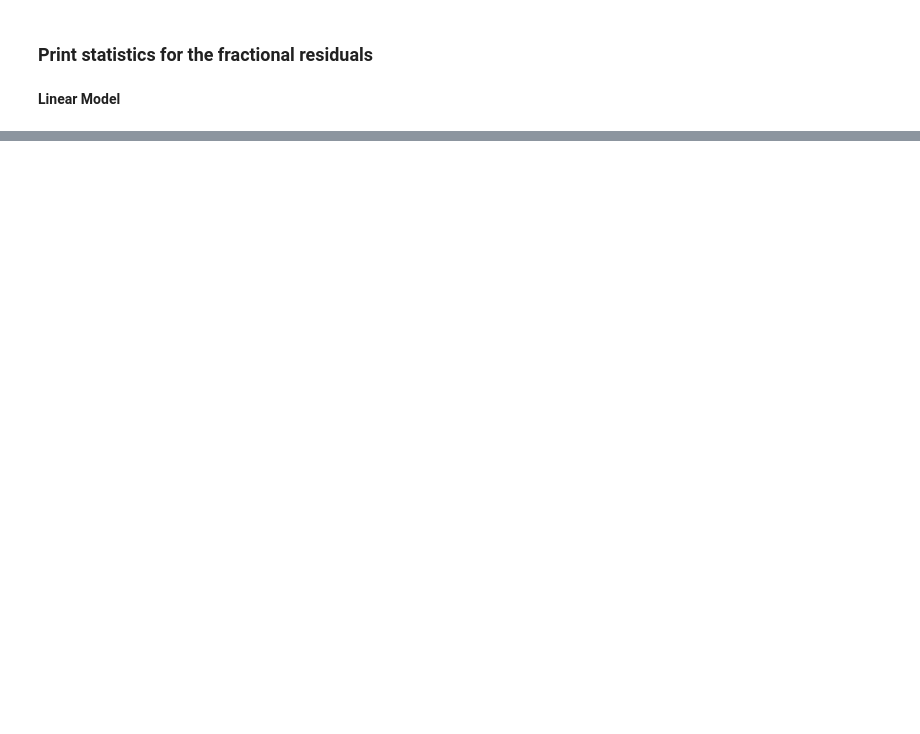
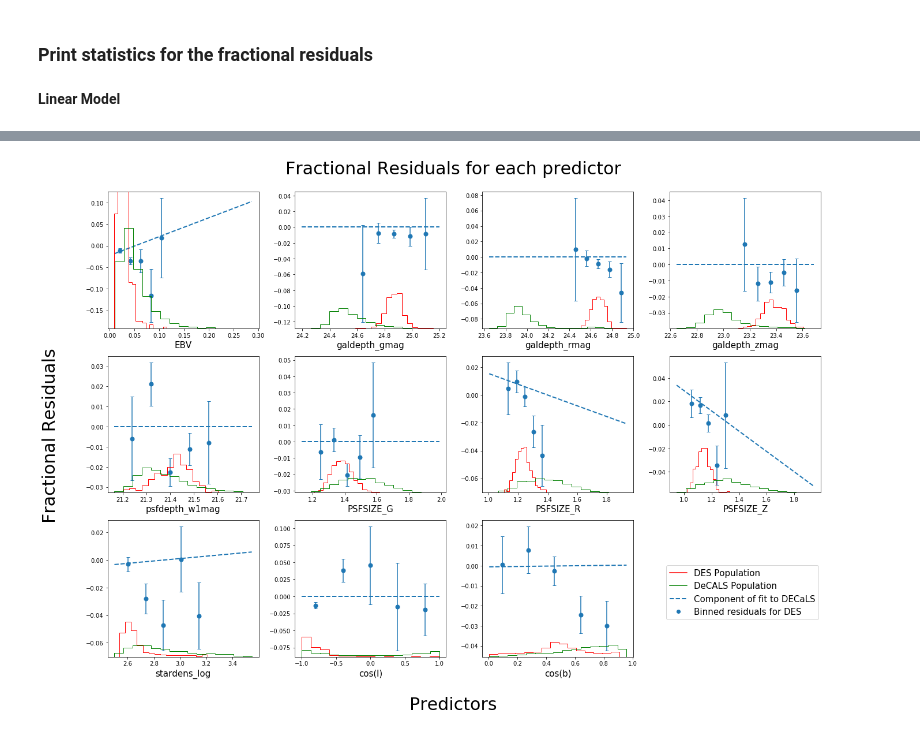
Before and after one commit to biprateep/DESI, a Jupyter notebook: targeting_systematics/LRG_DESvsDECaLS_Optical.ipynb, the cells around one changed output, grey strips where cells are left out. Cells and saved outputs as stored; diff of their text form; code cells hidden in the pictures; blank space fills up the shorter version.

```diff
--- a/targeting_systematics/LRG_DESvsDECaLS_Optical.ipynb
+++ b/targeting_systematics/LRG_DESvsDECaLS_Optical.ipynb
@@ -328,0 +197,91 @@ IQR: 0.1245328591463147
+# %%
+fig, axs = plt.subplots(3,4, figsize = (18,12))
+fig.delaxes(axs[2][3])
+
+axs = axs.flatten()
+axs_twin = [ax.twinx() for ax in axs]
+fig.delaxes(axs_twin[-1])
+
+scaled_32_des = scaler.transform(data_32_des[columns])
+
+array_des = np.array(data_32_des[columns])
+array_decals = np.array(data_32_decals[columns])
+array_data = np.array(data_32[columns])
+
+avg_density = np.mean(data_32_des["density"])
+
+num_bins =5
+
+for i, ax in enumerate(axs[:-1]):
+
+    residual = (data_32_des["lin_res"] +  scaled_32_des[:,i]*lasso_sgd.coef_[i])
+
+
+    #Bin the data
+    bin_res, bin_edges, bin_num = binned_statistic(array_des[:,i], residual, statistic = "mean", bins=num_bins)
+
+    frac_mean = bin_res/avg_density
+
+    std, bin_edges,_ = binned_statistic(array_des[:,i], residual, statistic = "std", bins=num_bins)
+    std = std/avg_density
+
+
+    # Standard error: Standard deviation of each bin divided by sqrt(population)
+    pop, _ = np.histogram(array_des[:,i], bins=num_bins)
+    #Should be in terms of densities
+    std_err = std/np.sqrt(pop)
+
+    #Poisson error
+    pois_err = np.zeros(num_bins)
+    for b in range(num_bins):
+        mask = (bin_num==b+1)
+        data_bin = data_32_des[mask].copy()
+        pop_bin = data_bin["pix_pop"].sum()
+        area_bin = data_bin["pix_area"].sum()
+        pois_err[b] = np.sqrt(pop_bin)/area_bin
+    pois_err = pois_err/avg_density
+
+    #Error is maximum of the standard error or the poisson error
+    error = np.maximum(std_err, pois_err)
+
+    x_bin = (bin_edges[1:]+bin_edges[:-1])/2
+
+    x_line = np.linspace(array_data[:,i].min(), array_data[:,i].max(), 10)
+
+    # rescale x
+    x_line_scaled = np.zeros((10, len(columns)))
+    x_line_scaled[:,i] = x_line
+    x_line_scaled = scaler.transform(x_line_scaled)
+
+    hist_des, des_bin_edges = np.histogram(array_des[:,i], bins=15, density=True)
+    hist_decals, decals_bin_edges = np.histogram(array_decals[:,i], bins=15, density=True)
+
+
+    normalize = 25
+
+
+    axs_twin[i].hist(des_bin_edges[:-1], bins=des_bin_edges, weights=hist_des/normalize, label="des", lw=1, histtype="step", color="r")
+    axs_twin[i].hist(decals_bin_edges[:-1], bins=decals_bin_edges, weights=hist_decals/normalize,  label="decals",   lw=1, histtype="step", color="g")
+
+    axs_twin[i].set_ylim(0,1)
+    axs_twin[i].axis("off")
+
+
+    ax.errorbar(x_bin, frac_mean, yerr = error, fmt="o", ms=7, lw=1.5, capsize=3)
+
+    ax.plot(x_line, (lasso_sgd.coef_[i]*x_line_scaled[:,i])/avg_density, c= "C0", ls ="--", lw=2)
+    ax.set_xlabel(columns[i], size=15)
+
+handle1 = lines.Line2D([], [], c='r')
+handle2 = lines.Line2D([], [], c='g')
+handle3 = lines.Line2D([], [], c='C0', ls ="--", lw=2)
+handle4 = lines.Line2D([], [], c='C0', marker="o", ls="")
+
+fig.legend( (handle1,handle2,handle3, handle4), ("DES Population", "DeCALS Population", "Component of fit to DECaLS", "Binned residuals for DES"), loc="center right", bbox_to_anchor=(1.05,0.25), prop={'size': 15}, ncol=1)
+
+fig.text(0.5, -0.05, r"Predictors", ha='center',size=30) #Common x label
+fig.text(-0.05, 0.5, "Fractional Residuals", va='center', rotation='vertical',size=30) #Common y label
+fig.suptitle("Fractional Residuals for each predictor", size=30, y=1.05)
+plt.tight_layout()
+# %% [output]
+[figure, added]
```
Also changed, not shown: parts of 29 cells of this notebook, 1 other file.
